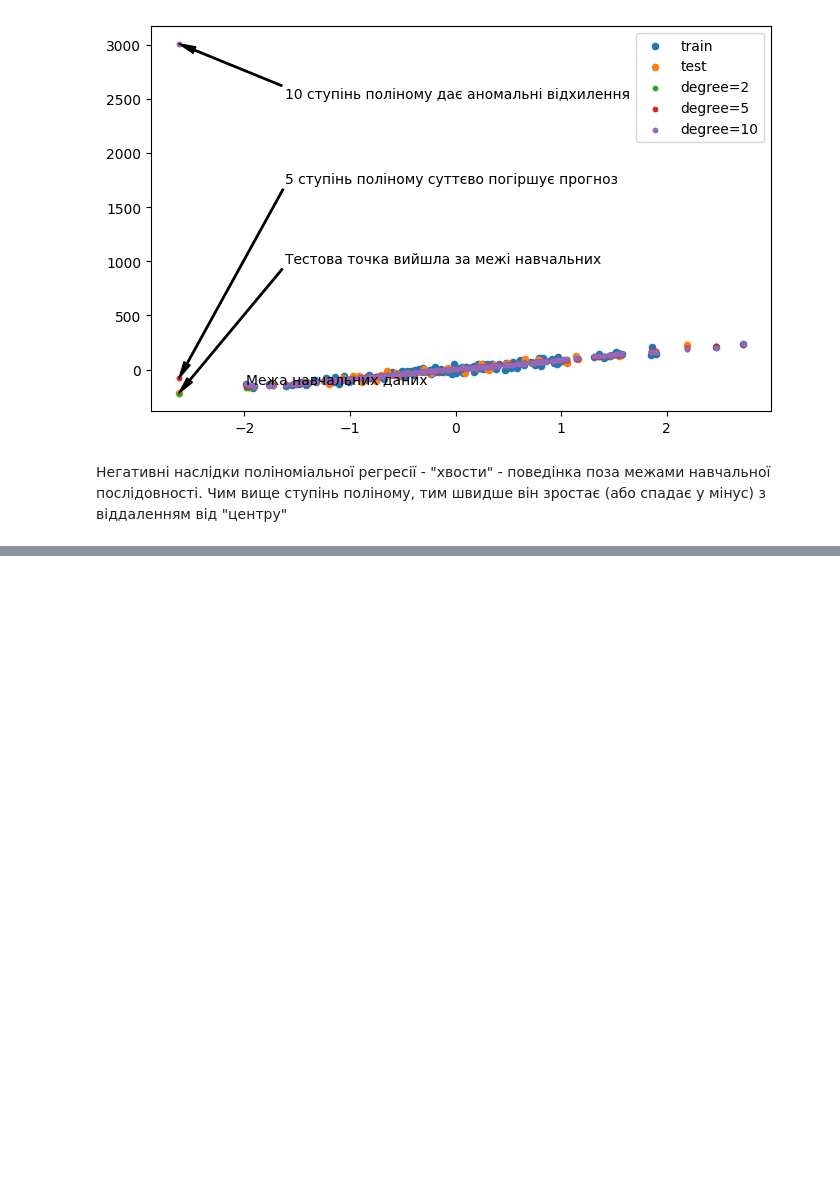
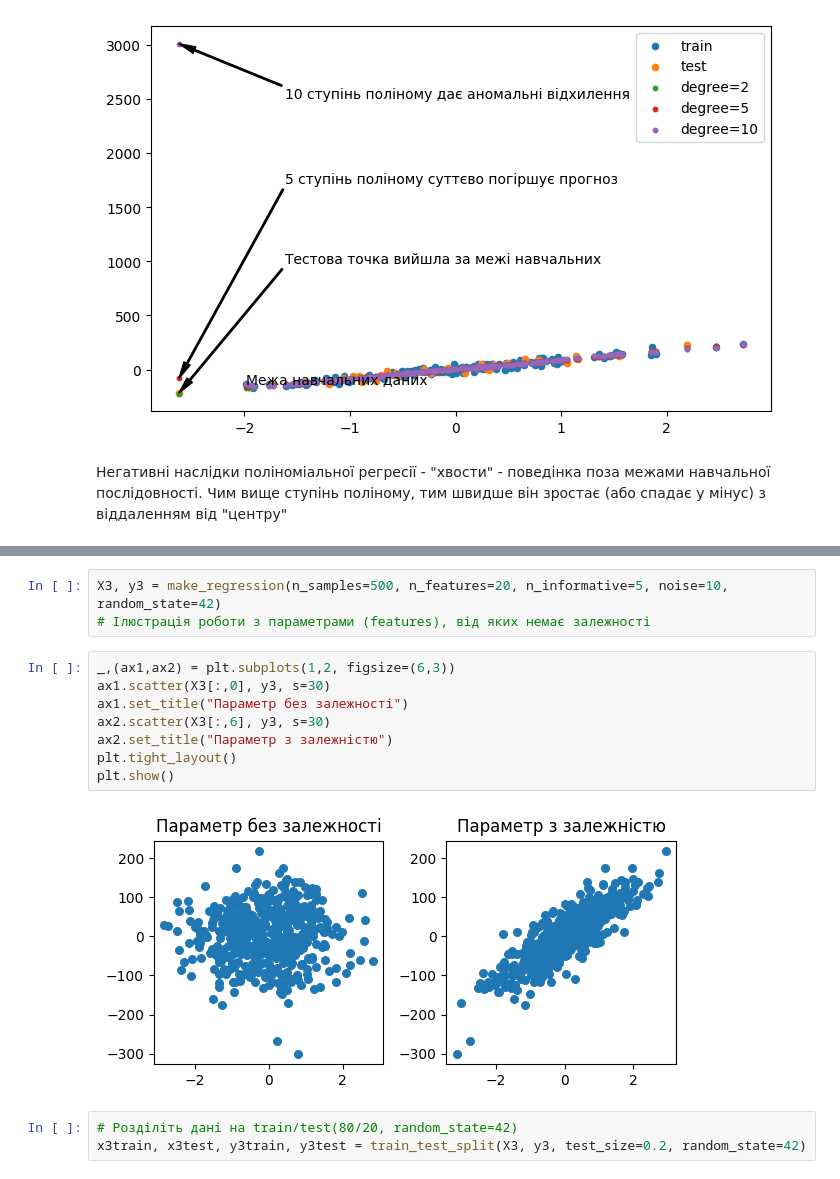
Before and after one commit to dns-lector/PythonAiPv411, a Jupyter notebook: Pract/Pract3_3_poly_regression.ipynb, the cells around one changed output, grey strips where cells are left out. Saved outputs shown, nothing was run; the diff lists cells and outputs as text; blank space fills up the shorter version.

```diff
--- a/Pract/Pract3_3_poly_regression.ipynb
+++ b/Pract/Pract3_3_poly_regression.ipynb
@@ -144,0 +153,16 @@ plt.show()
+# %%
+X3, y3 = make_regression(n_samples=500, n_features=20, n_informative=5, noise=10, random_state=42)
+# Ілюстрація роботи з параметрами (features), від яких немає залежності
+# %%
+_,(ax1,ax2) = plt.subplots(1,2, figsize=(6,3))
+ax1.scatter(X3[:,0], y3, s=30)
+ax1.set_title("Параметр без залежності")
+ax2.scatter(X3[:,6], y3, s=30)
+ax2.set_title("Параметр з залежністю")
+plt.tight_layout()
+plt.show()
+# %% [output]
+[figure, added]
+# %%
+# Розділіть дані на train/test(80/20, random_state=42)
+x3train, x3test, y3train, y3test = train_test_split(X3, y3, test_size=0.2, random_state=42)
```
Also changed, not shown: parts of 15 cells of this notebook.
